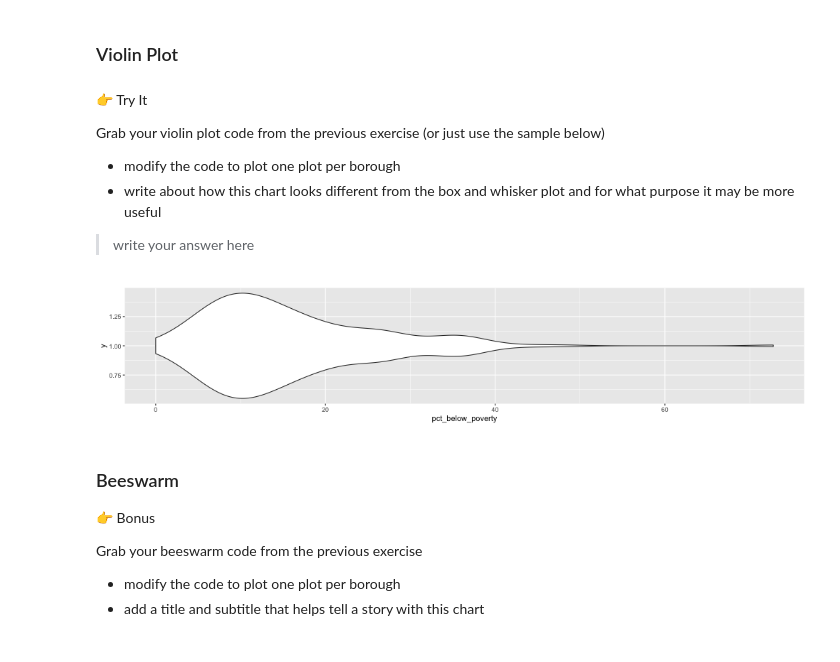
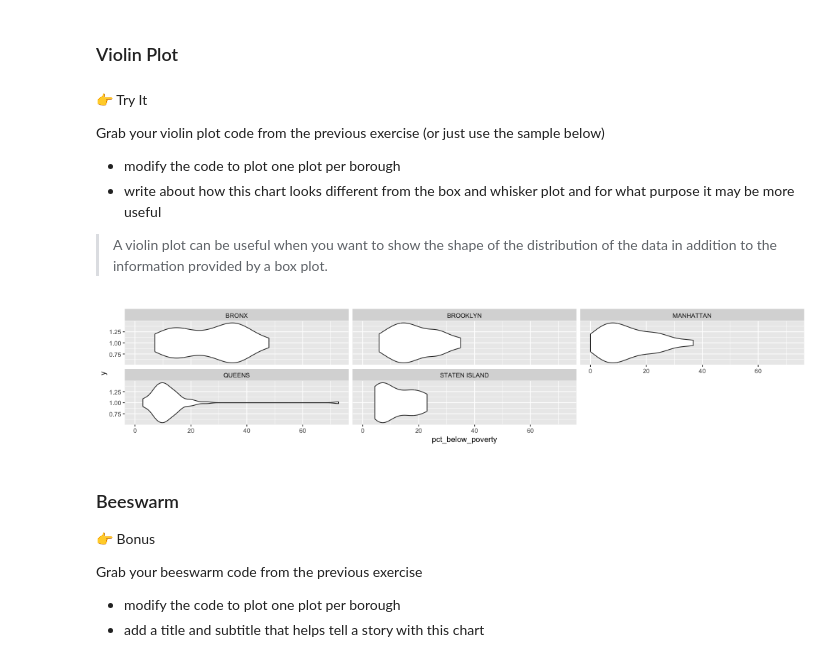
Before and after one commit to radhika3558/ggplot-intro, a Jupyter notebook: notebook-2.ipynb, the cells around one changed output. Drawn from its saved outputs; the diff is of its cells as text; code cells hidden in the pictures.

```diff
--- a/notebook-2.ipynb
+++ b/notebook-2.ipynb
@@ -181,15 +200,16 @@ Grab your violin plot code from the previous exercise (or just use the sample be
 
 - modify the code to plot one plot per borough
 - write about how this chart looks different from the box and whisker plot and for what purpose it may be more useful
-> write your answer here
+> A violin plot can be useful when you want to show the shape of the distribution of the data in addition to the information provided by a box plot.
 # %%
 %%R -w 1000 -h 200
 
 ggplot(df) +
     aes(x=pct_below_poverty, y=1) +
-    geom_violin()
+    geom_violin()+
+    facet_wrap(~borough)
 # %% [output]
-[figure, old version]
+[figure, new version]
 # %% [markdown]
 ### Beeswarm
 👉 Bonus
```
Also changed, not shown: parts of 9 cells of this notebook.
